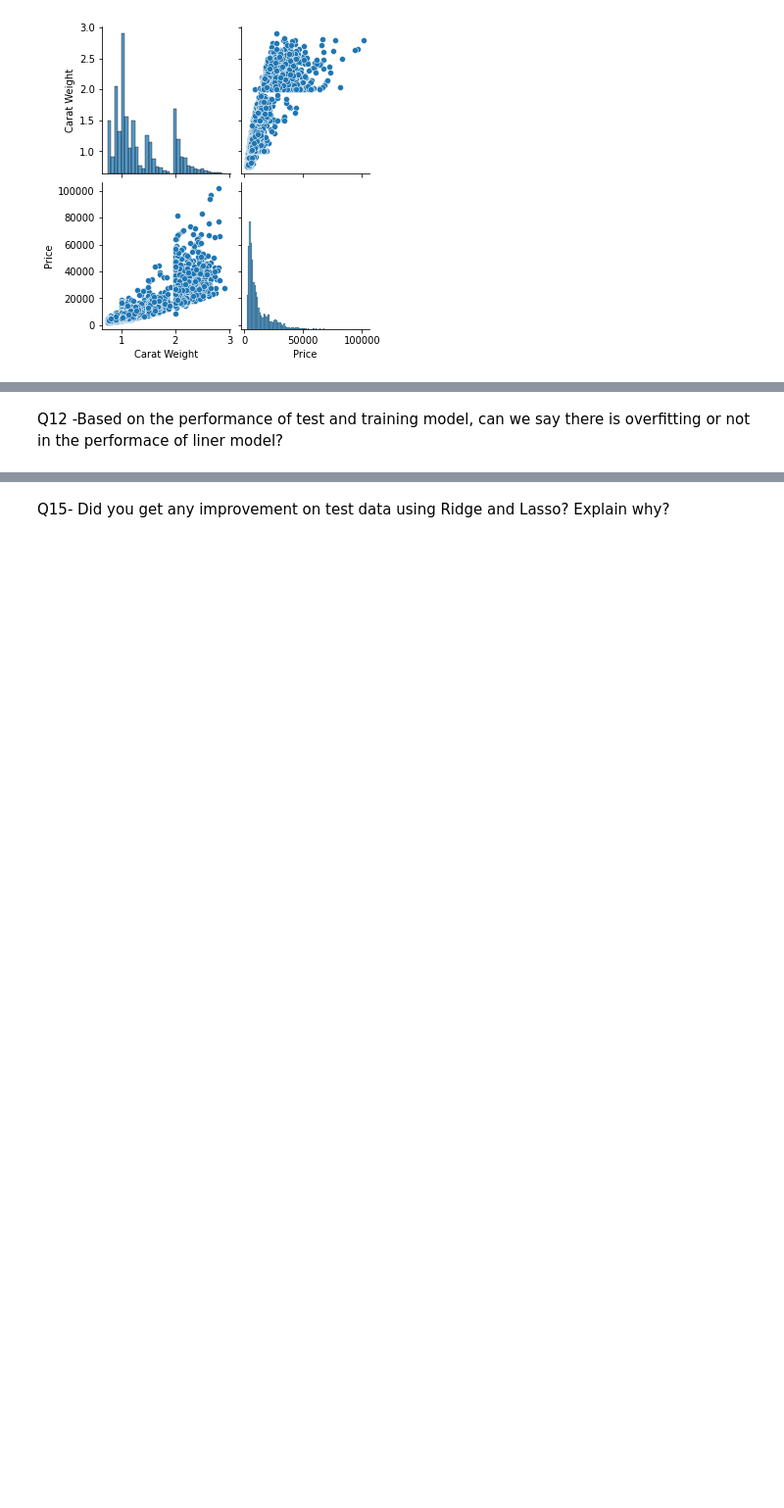
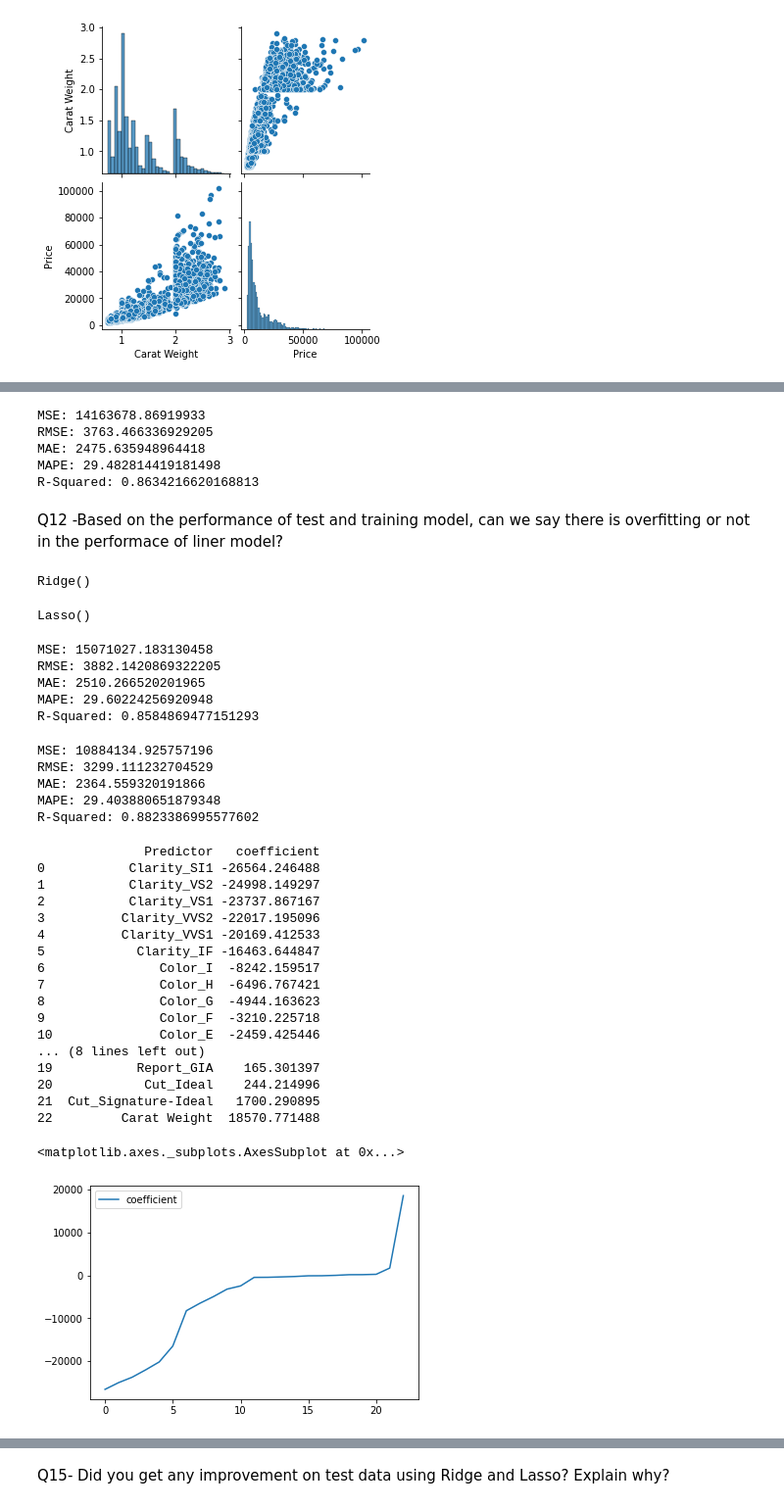
Before and after one commit to kamransadigli/DataScience, a Jupyter notebook: Homework3.ipynb, the cells around one changed output, grey strips where cells are left out. Shown at 98% size. Saved outputs shown, nothing was run; the diff lists cells and outputs as text; code cells hidden in the pictures; blank space fills up the shorter version.

```diff
--- a/Homework3.ipynb
+++ b/Homework3.ipynb
@@ -100,3 +120,5 @@ sns.pairplot(df)
 # %%
 #Q10 -Split the input and output data into two parts: test data (20%) and train data(%80)
+x_train, x_test, y_train, y_test = train_test_split(x, y, test_size=0.2)
+x_train
 # %% [output]
@@ -120,9 +151,72 @@ def evalmetric(y,ypred):
  print("R-Squared:", r2_f)
 # %%
 #Q11 Use Linear regression to evaluate the performance of test and train data of Linear model  using evalmetric
+lin_reg = LinearRegression()
+lin_reg.fit(x_train,y_train)
+ypred = lin_reg.predict(x)
+evalmetric(y,ypred)
+# %% [output]
+MSE: 14163678.86919933
+RMSE: 3763.466336929205
+MAE: 2475.635948964418
+MAPE: 29.482814419181498
+R-Squared: 0.8634216620168813
 # %% [markdown]
 Q12 -Based on the performance of test and training model, can we say there is overfitting or not in the performace of liner model?
+# %%
+from sklearn.linear_model import Ridge, Lasso,ElasticNet, LassoCV,RidgeCV
+ridge2 = Ridge()
+ridge2.fit(x_train, y_train)
+# %% [output]
+Ridge()
 # %%
 #Q13- Use Lasso regression to evaluate the performance of test and train data   using evalmetric
+lasso2 = Lasso()
+lasso2.fit(x_train, y_train)
+# %% [output]
+Lasso()
+# %%
+predL = lasso2.predict(x_train)
+evalmetric(y_train,predL)
+# %% [output]
+MSE: 15071027.183130458
+RMSE: 3882.1420869322205
+MAE: 2510.266520201965
+MAPE: 29.60224256920948
+R-Squared: 0.8584869477151293
+# %%
+predL = lasso2.predict(x_test)
+evalmetric(y_test,predL)
+# %% [output]
+MSE: 10884134.925757196
+RMSE: 3299.111232704529
+MAE: 2364.559320191866
+MAPE: 29.403880651879348
+R-Squared: 0.8823386995577602
+# %%
+ls=pd.DataFrame({'Predictor': x.columns, 'coefficient':lasso2.coef_})
+ls.sort_values(by=['coefficient'],ignore_index=True, inplace=True)
+print(ls)
+ls.plot()
+# %% [output]
+              Predictor   coefficient
+0           Clarity_SI1 -26564.246488
+1           Clarity_VS2 -24998.149297
+2           Clarity_VS1 -23737.867167
+3          Clarity_VVS2 -22017.195096
+4          Clarity_VVS1 -20169.412533
+5            Clarity_IF -16463.644847
+6               Color_I  -8242.159517
+7               Color_H  -6496.767421
+8               Color_G  -4944.163623
+9               Color_F  -3210.225718
+10              Color_E  -2459.425446
+... (8 lines left out)
+19           Report_GIA    165.301397
+20            Cut_Ideal    244.214996
+21  Cut_Signature-Ideal   1700.290895
+22         Carat Weight  18570.771488
+<matplotlib.axes._subplots.AxesSubplot at 0x...>
+[figure, added]
 # %%
 #Q14 Use Ridge regreesionto evaluate the performance of test and train data   using evalmetric
```
Also changed, not shown: parts of 9 cells of this notebook.
